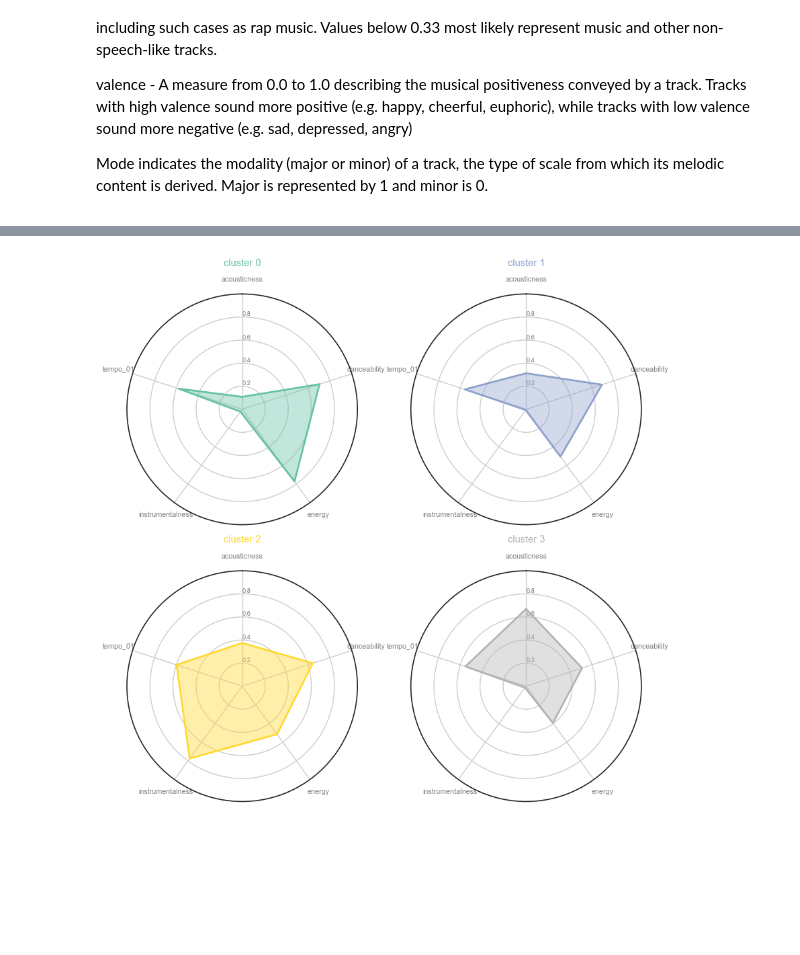
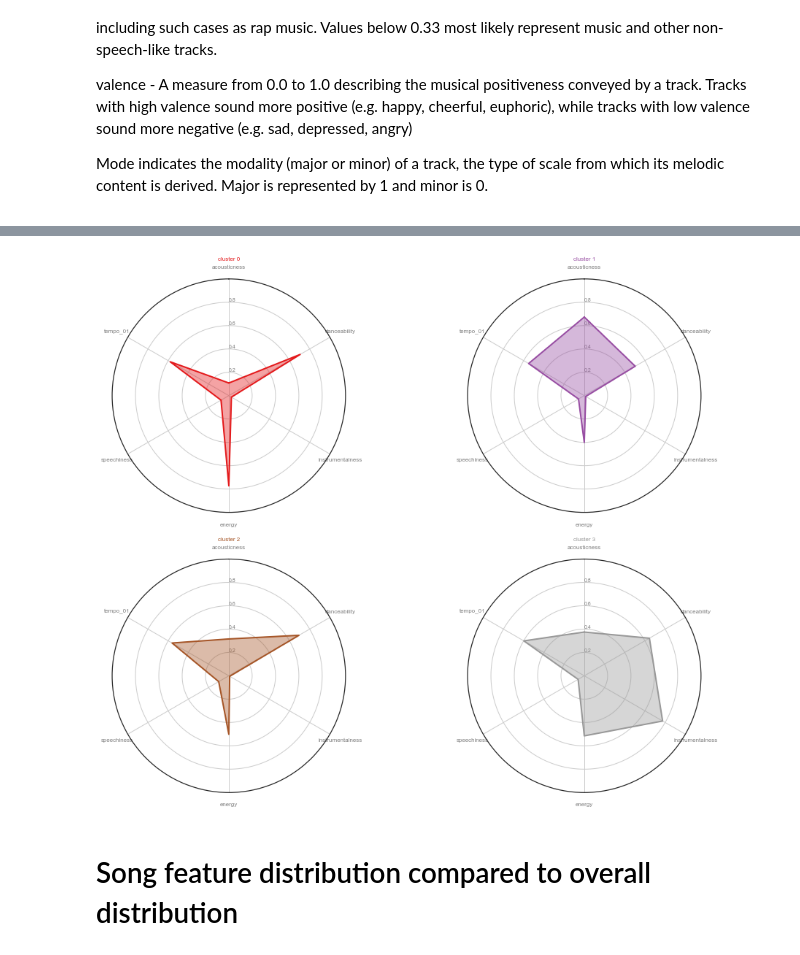
Before and after one commit to jkwd/spotify, a Jupyter notebook: Code/Saved Songs.ipynb, the cells around one changed output, grey strips where cells are left out. Cells and saved outputs as stored; diff of their text form; code cells hidden in the pictures; blank space fills up the shorter version.

```diff
--- a/Code/Saved Songs.ipynb
+++ b/Code/Saved Songs.ipynb
@@ -120,12 +142,8 @@ X = np.array(df_cluster)
 # %%
-from sklearn.cluster import KMeans
-from scipy.spatial.distance import cdist
-from sklearn import metrics
-
 distortions = []
-K = range(1,10)
+K = range(2,10)
 for k in K:
-    kmeanModel = KMeans(n_clusters=k, max_iter=1000, init='k-means++').fit(X)
+    kmeanModel = KMeans(n_clusters=k, max_iter=1000, init='k-means++', random_state=123).fit(X)
     kmeanModel.fit(X)
     distortions.append(sum(np.min(cdist(X, kmeanModel.cluster_centers_, 'euclidean'), axis=1)) / X.shape[0])
 # %%
@@ -140,2 +159,3 @@ plt.show()
 # %%
-kmeanModel = KMeans(n_clusters=4, max_iter=1000, init='k-means++').fit(X)
+num_clusters = 4
+kmeanModel = KMeans(n_clusters=num_clusters, max_iter=1000, init='k-means++', random_state=123).fit(X)
@@ -231,0 +252,10 @@ df_radar
+# %%
+# assign label to recent dataframe
+df_recent.loc[:,'cluster'] = kmeanModel.labels_
+
+# calculate mean of each variable
+radar_col = cluster_features + ['cluster']
+
+df_radar = df_recent[radar_col]
+df_radar = df_radar.groupby('cluster').mean().reset_index()
+df_radar
@@ -232,6 +273,4 @@ df_radar
 # %%
-from math import pi
-
 # https://python-graph-gallery.com/392-use-faceting-for-radar-chart/
 def make_radar(row, title, color, dframe):
     # number of variable
@@ -243,7 +282,7 @@ def make_radar(row, title, color, dframe):
     angles += angles[:1]
 
     # Initialise the radar plot
-    ax = plt.subplot(2,2,row+1, polar=True, )
+    ax = plt.subplot(3,2,row+1, polar=True, )
 
     # If you want the first axis to be on top:
     ax.set_theta_offset(pi / 2)
@@ -264,17 +303,16 @@ def make_radar(row, title, color, dframe):
     ax.fill(angles, values, color=color, alpha=0.4)
 
     # Add a title
-    plt.title(title, size=11, color=color, y=1.1)
+    plt.title(title, size=8, color=color, y=1.06)
 # %%
 # initialize the figure
-my_dpi=96
-plt.figure(figsize=(1000/my_dpi, 1000/my_dpi), dpi=my_dpi)
+plt.figure(figsize=(16,20))
 
 # Create a color palette:
-my_palette = plt.cm.get_cmap("Set2", len(df_radar.index))
+my_palette = plt.cm.get_cmap("Set1", len(df_radar.index))
 
 # Loop to plot
 for row in range(0, len(df_radar.index)):
     make_radar(row=row, title='cluster '+ str(df_radar['cluster'][row]), color=my_palette(row), dframe=df_radar)
 # %% [output]
-[figure, old version]
+[figure, new version]
@@ -305,0 +319,2 @@ xx, yy = np.meshgrid(np.linspace(-0.1, 1.1, 500), np.linspace(-0.1, 1.1, 500))
+# %% [markdown]
+# Song feature distribution compared to overall distribution
```
Also changed, not shown: parts of 40 cells of this notebook.
